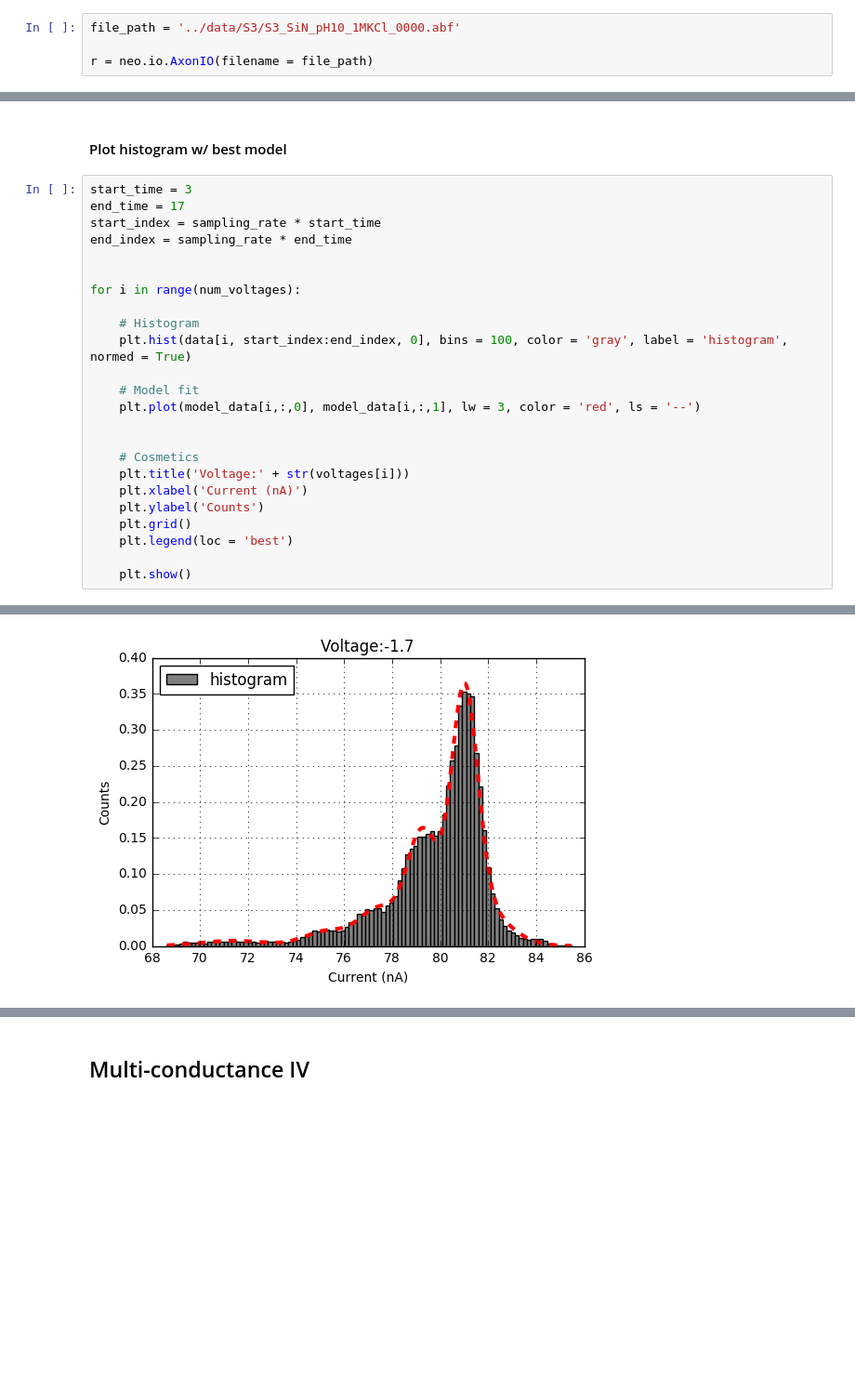
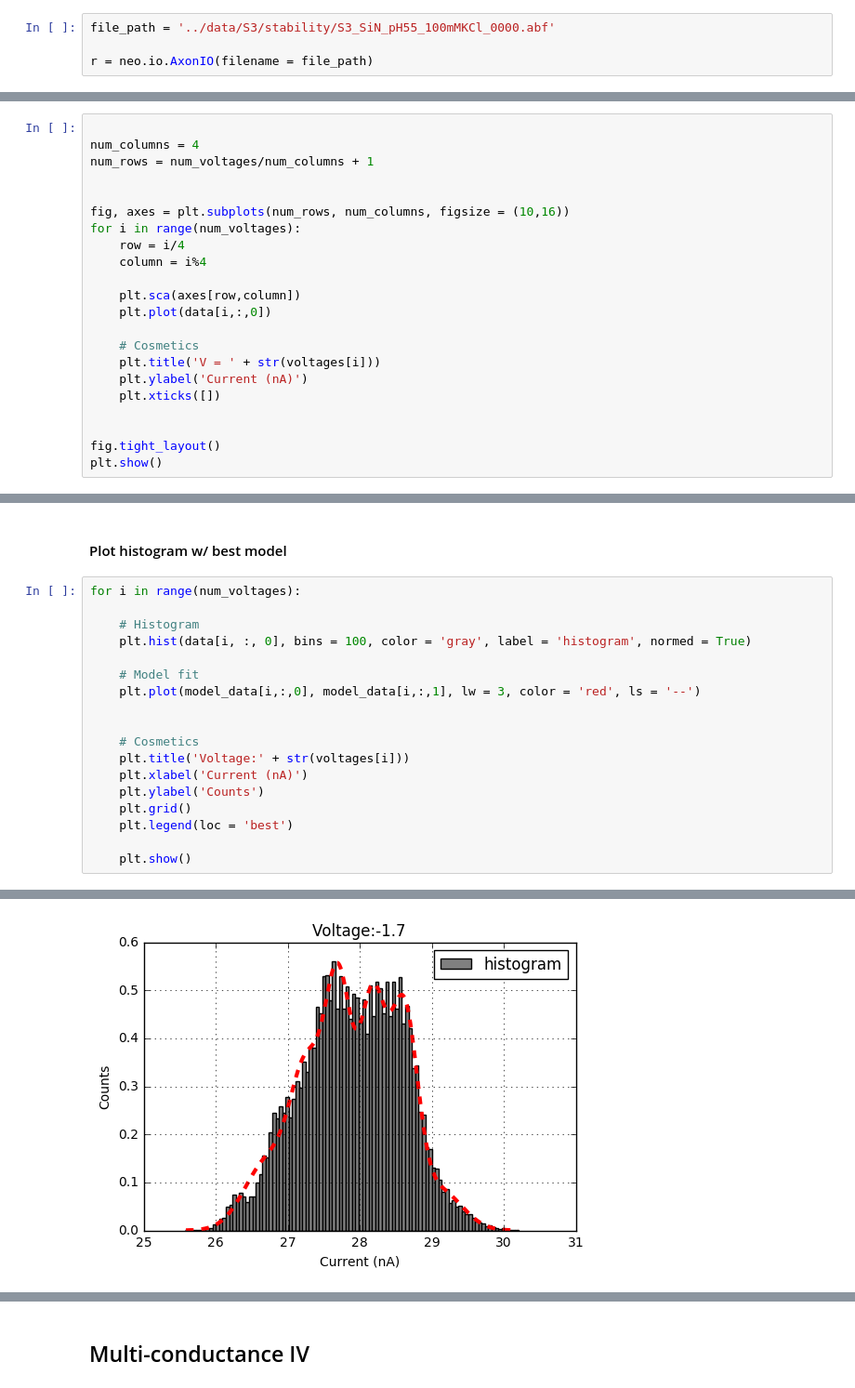
Before and after one commit to tphinkle/sin-dielectric_breakdown, a Jupyter notebook: notebooks/current_stability_analysis.ipynb, the cells around one changed output, grey strips where cells are left out. Shown at 93% size. Saved outputs shown, nothing was run; the diff lists cells and outputs as text; blank space fills up the shorter version.

```diff
--- a/notebooks/current_stability_analysis.ipynb
+++ b/notebooks/current_stability_analysis.ipynb
@@ -22,7 +22,7 @@ import neo.io
 # %% [markdown]
 ## Open file
 # %%
-file_path = '../data/S3/S3_SiN_pH10_1MKCl_0000.abf'
+file_path = '../data/S3/stability/S3_SiN_pH55_100mMKCl_0000.abf'
 
 r = neo.io.AxonIO(filename = file_path)
 # %%
@@ -56,0 +59,22 @@ data = np.copy(data[:,start_index:end_index,:])
+# %%
+
+num_columns = 4
+num_rows = num_voltages/num_columns + 1
+
+
+fig, axes = plt.subplots(num_rows, num_columns, figsize = (10,16))
+for i in range(num_voltages):
+    row = i/4
+    column = i%4
+
+    plt.sca(axes[row,column])
+    plt.plot(data[i,:,0])
+
+    # Cosmetics
+    plt.title('V = ' + str(voltages[i]))
+    plt.ylabel('Current (nA)')
+    plt.xticks([])
+
+
+fig.tight_layout()
+plt.show()
@@ -103,16 +129,10 @@ for i in range(num_voltages):
 # %% [markdown]
 #### Plot histogram w/ best model
 # %%
-start_time = 3
-end_time = 17
-start_index = sampling_rate * start_time
-end_index = sampling_rate * end_time
-
-
 for i in range(num_voltages):
 
     # Histogram
-    plt.hist(data[i, start_index:end_index, 0], bins = 100, color = 'gray', label = 'histogram', normed = True)
+    plt.hist(data[i, :, 0], bins = 100, color = 'gray', label = 'histogram', normed = True)
 
     # Model fit
     plt.plot(model_data[i,:,0], model_data[i,:,1], lw = 3, color = 'red', ls = '--')
@@ -133 +153 @@ for i in range(num_voltages):
-[figure, old version]
+[figure, new version]
```
Also changed, not shown: parts of 6 cells of this notebook.
